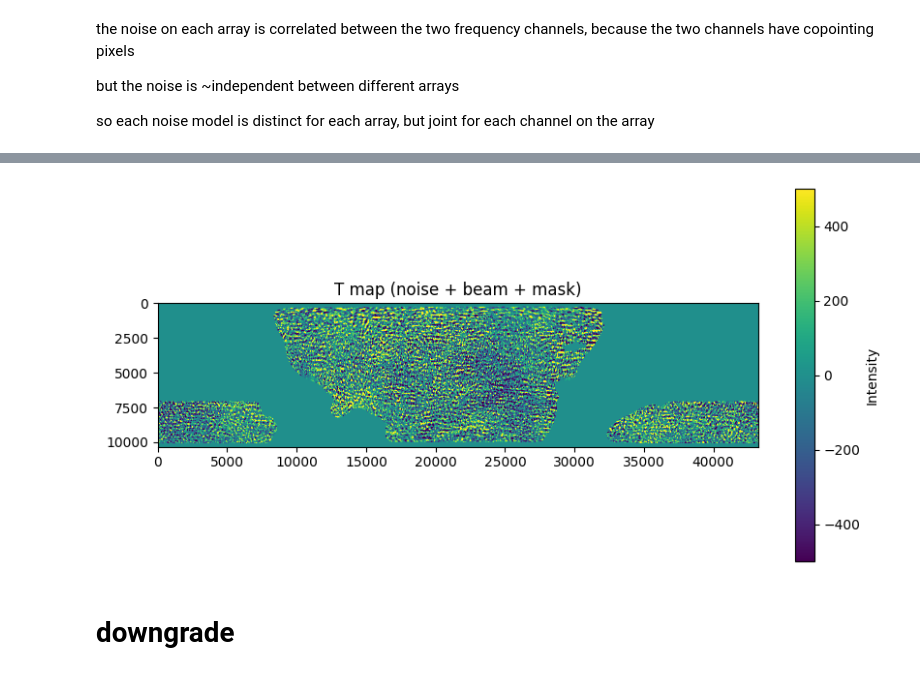
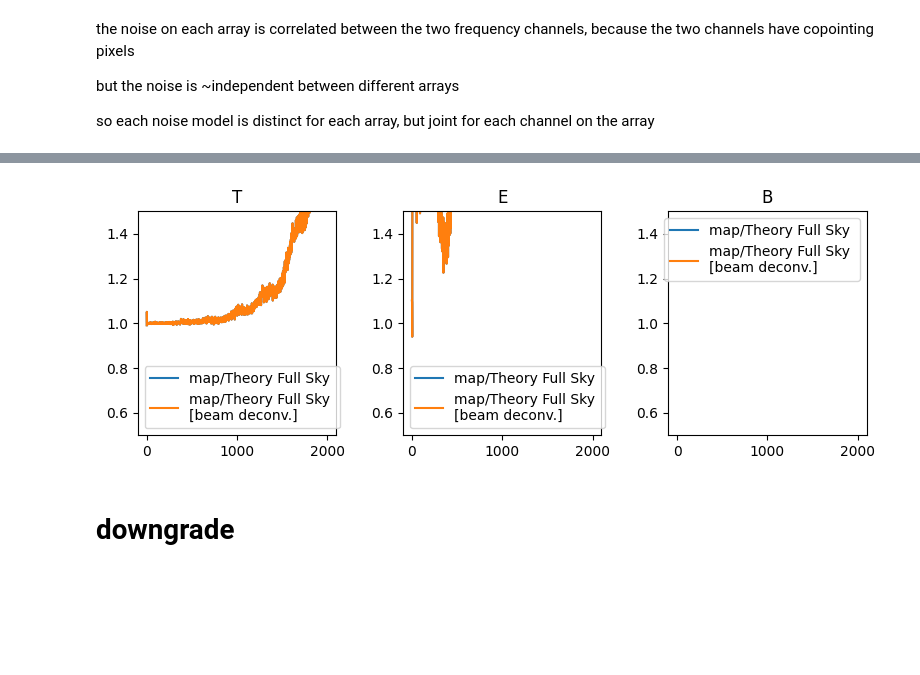
Before and after one commit to mgatti29/CMB_lensing_SBI, a Jupyter notebook: Notebooks/SBI_pipeline_CMB_lensing.ipynb, the cells around one changed output, grey strips where cells are left out. Cells and saved outputs as stored; diff of their text form; code cells hidden in the pictures; blank space fills up the shorter version.

```diff
--- a/Notebooks/SBI_pipeline_CMB_lensing.ipynb
+++ b/Notebooks/SBI_pipeline_CMB_lensing.ipynb
@@ -699,2 +745,15 @@ done
 # %%
-#my_sim = tnm.get_sim(split_num=split_i, sim_num=200, lmax=5400)
+'''
+estimate an average noise ------------
+a_f = ['pa4_f150','pa5_f090','pa5_f150','pa6_f090','pa6_f150']
+for split in range(nsplits):
+    print ('split #',split)
+    for i,af in enumerate(a_f):
+        print ('--- channel ',af)
+        froot = "/global/cfs/cdirs/cmb/data/act_dr6/dr6.01/maps/" #'/home/s/sievers/kaper/scratch/maps/dr6v3_20211031/'
+        fname = "{0}/act_dr6.01_wide_{1}_night_8way_set{2}_ivar.fits".format(froot,af,split) #f"{froot}cmb_{m}_{a}_{f}_8way_coadd_ivar.fits"
+        ivar = enmap.read_map(fname)
+        print (np.median(ivar[ivar!=0]))
+combined = np.sum([2.1915992e-05,5.0812672e-05,4.1506122e-05,4.451978e-05,3.4656856e-05])
+combined
+'''
@@ -811,18 +882,49 @@ split # 1
 --- channel  pa6_f150
 Done
-# %%
-try:
-    #############################
-    plt.figure(figsize=(10, 5))
-    plt.imshow(np.array(totmap[0].data),vmin = -500,vmax=500)#, grid=False)
-    plt.title('T map (noise + beam + mask)')
-    plt.colorbar(label='Intensity')
-    plt.show()
-
-
-    end = timeit.default_timer()
-    timing_container['add_noise'] = end - st
-except:
-    pass
-# %% [output]
-[figure, removed]
+# %%
+for split in range(nsplits):
+    pass
+for i,af in enumerate(a_f):
+    pass
+#f_sky=1/(w_n(mask,8)/w_n(mask,4)**2)
+if not SIMPLE_SIM:
+    f_sky = np.sum(mask.flatten())/len(mask.flatten())
+    print(f_sky)
+else:
+    f_sky = 1
+
+
+alms_input = np.load(outdir+'lensed_alms.npy',allow_pickle=True)
+alms_input_beam = np.load(outdir+'lensed_and_beams_alms.npy',allow_pickle=True)
+totmap = enmap.read_map(f"{outdir}sim_cmb_{m}_{af}_{sim_num}_3pass_1way_set{split}_map_srcfree.fits")
+alm = cs.map2alm(totmap, lmax=2000).astype('complex128')
+alm_decon = cs.almxfl(alm,lambda ell:1/gauss_beam(ell,beam_fwhm))
+
+alms_input = np.load(outdir+'lensed_alms.npy',allow_pickle=True)
+alms_input_beam = np.load(outdir+'lensed_and_beams_alms.npy',allow_pickle=True)
+
+
+titles = ['T','E','B']
+fig, ax = plt.subplots( 1,3, figsize=(8, 3))  # Create a 3x1 grid of subplots
+
+for map_index in range(3):
+
+    cl_map_deco = cs.alm2cl(alm_decon[map_index])
+    cl_map = cs.alm2cl(alm[map_index])
+    cl_theo = cs.alm2cl(alms_input[map_index])
+    cl_theo_beam = cs.alm2cl(alms_input_beam[map_index])#, lmax=2000)
+   # ax[map_index].plot(cl_map_deco[:2000]/cl_theo_beam[:2000], label='map/Theory Full Sky')
+    ax[map_index].plot(cl_map[:2000]/cl_theo_beam[:2000], label='map/Theory Full Sky')
+    ax[map_index].plot(cl_map_deco[:2000]/cl_theo[:2000], label='map/Theory Full Sky \n[beam deconv.]')
+    #ax[map_index].plot(cl_theo[:2000]/cl_theo_beam[:2000], label='map/Theory Full Sky')
+   # ax[map_index].plot(cl_tot1[:2000]/cl_theo[:2000], label='map/Theory Full Sky')
+    #ax[map_index].plot(cl_tot, label='Map')
+
+    ax[map_index].set_ylim([0.5,1.5])
+    ax[map_index].set_title(titles[map_index])
+    ax[map_index].legend()
+
+plt.tight_layout()
+plt.show()
+# %% [output]
+[figure, added]
```
Also changed, not shown: parts of 94 cells of this notebook.
